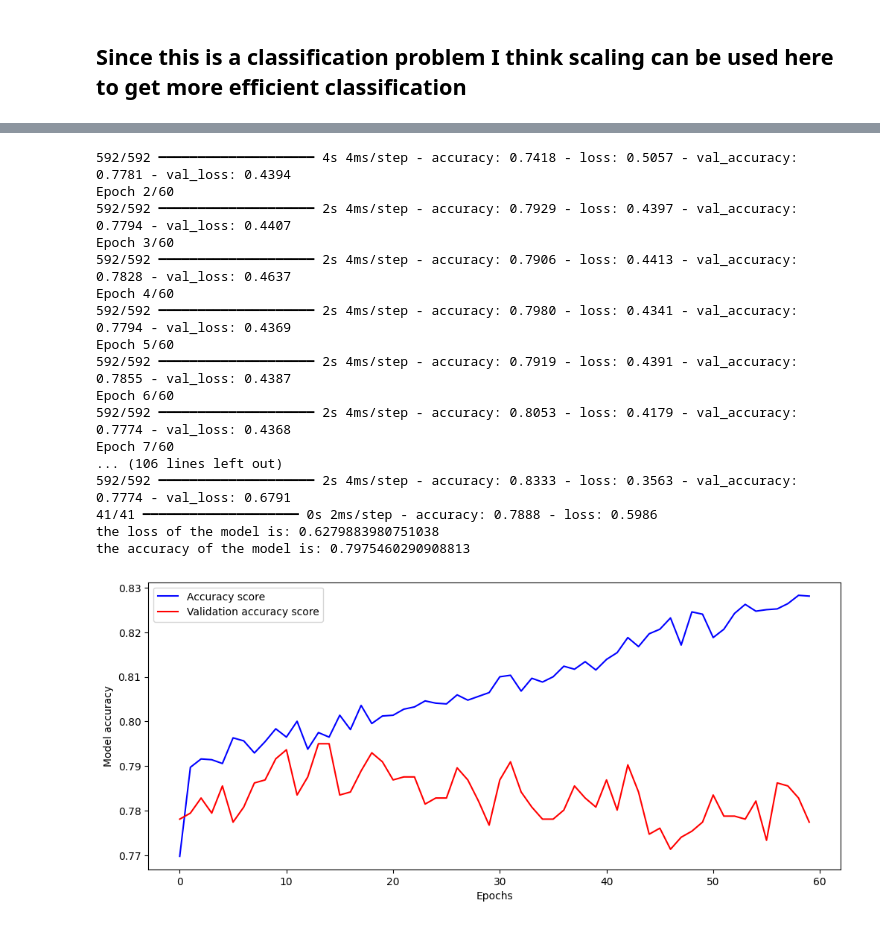
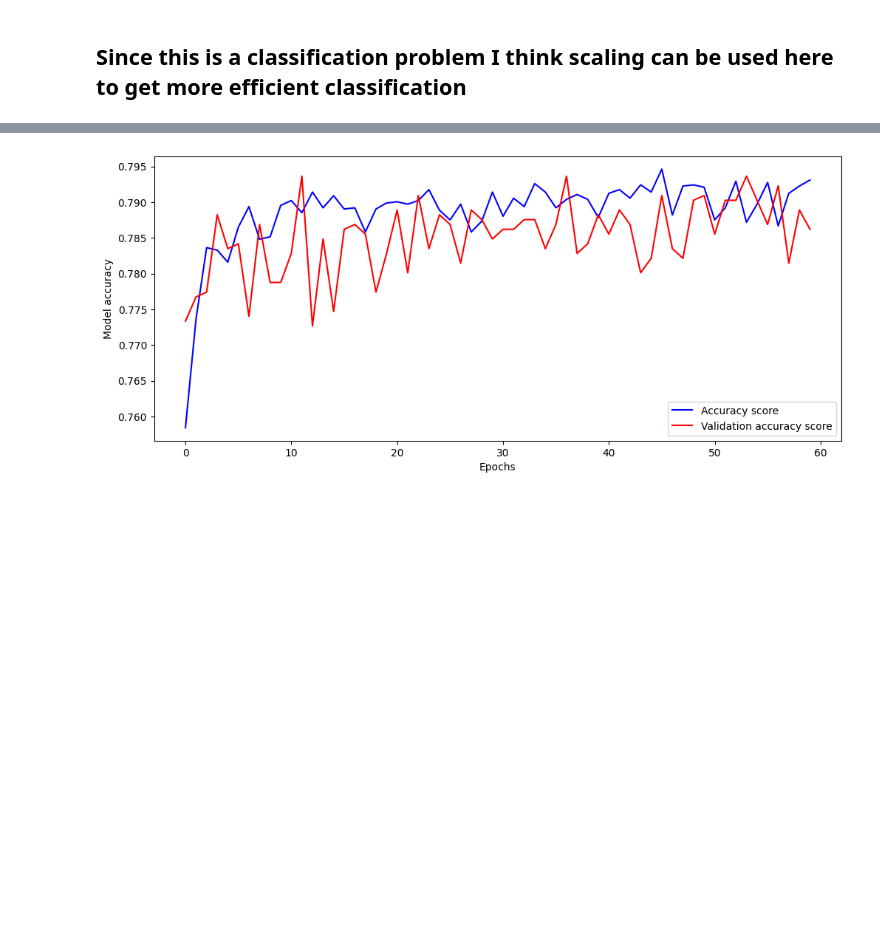
Before and after one commit to Yussufkadir/Spaceship_Titanic_Contest, a Jupyter notebook: titanic_dataset.ipynb, the cells around one changed output, grey strips where cells are left out. Drawn from its saved outputs; the diff is of its cells as text; code cells hidden in the pictures; blank space fills up the shorter version.

Commit message:
Kaggle Notebook | Spaceship_Titanic_Contest | final version with model training and data cleaning done

```diff
--- a/titanic_dataset.ipynb
+++ b/titanic_dataset.ipynb
@@ -277,14 +279,14 @@ X_train_scaled = scaler.fit_transform(X_train)
 X_test_scaled = scaler.transform(X_test)
 # %%
 model = Sequential()
-model.add(Dense(800, input_shape=(X_train_scaled.shape[1],), activation='relu'))
-model.add(Dense(200, activation='relu')),
-model.add(Dense(100, activation='relu')),
-model.add(Dense(50, activation='relu')),
+model.add(Input(shape=(X_train_scaled.shape[1],)))
+model.add(Dense(64, activation='relu', kernel_regularizer=l2(0.05)))
+model.add(Dense(32, activation='relu')),
+model.add(Dense(16, activation='relu')),
 model.add(Dense(1, activation='sigmoid'))
 
 model.compile(optimizer='adam', loss='binary_crossentropy', metrics=['accuracy'])
-history = model.fit(X_train_scaled, y_train, batch_size=10, epochs=60, validation_split=0.2)
+history = model.fit(X_train_scaled, y_train, batch_size=5, epochs=60, validation_split=0.2, )
 test_loss, test_accuracy = model.evaluate(X_test_scaled, y_test)
 print(f"the loss of the model is: {test_loss}")
 print(f"the accuracy of the model is: {test_accuracy}")
@@ -304,18 +322 @@ Epoch 1/60
-592/592 ━━━━━━━━━━━━━━━━━━━━ 4s 4ms/step - accuracy: 0.7418 - loss: 0.5057 - val_accuracy: 0.7781 - val_loss: 0.4394
-Epoch 2/60
-592/592 ━━━━━━━━━━━━━━━━━━━━ 2s 4ms/step - accuracy: 0.7929 - loss: 0.4397 - val_accuracy: 0.7794 - val_loss: 0.4407
-Epoch 3/60
-592/592 ━━━━━━━━━━━━━━━━━━━━ 2s 4ms/step - accuracy: 0.7906 - loss: 0.4413 - val_accuracy: 0.7828 - val_loss: 0.4637
-Epoch 4/60
-592/592 ━━━━━━━━━━━━━━━━━━━━ 2s 4ms/step - accuracy: 0.7980 - loss: 0.4341 - val_accuracy: 0.7794 - val_loss: 0.4369
-Epoch 5/60
-592/592 ━━━━━━━━━━━━━━━━━━━━ 2s 4ms/step - accuracy: 0.7919 - loss: 0.4391 - val_accuracy: 0.7855 - val_loss: 0.4387
-Epoch 6/60
-592/592 ━━━━━━━━━━━━━━━━━━━━ 2s 4ms/step - accuracy: 0.8053 - loss: 0.4179 - val_accuracy: 0.7774 - val_loss: 0.4368
-Epoch 7/60
-... (106 lines left out)
-592/592 ━━━━━━━━━━━━━━━━━━━━ 2s 4ms/step - accuracy: 0.8333 - loss: 0.3563 - val_accuracy: 0.7774 - val_loss: 0.6791
-41/41 ━━━━━━━━━━━━━━━━━━━━ 0s 2ms/step - accuracy: 0.7888 - loss: 0.5986
-the loss of the model is: 0.6279883980751038
-the accuracy of the model is: 0.7975460290908813
-[figure, old version]
+[figure, new version]
```
Also changed, not shown: parts of 5 cells of this notebook.
